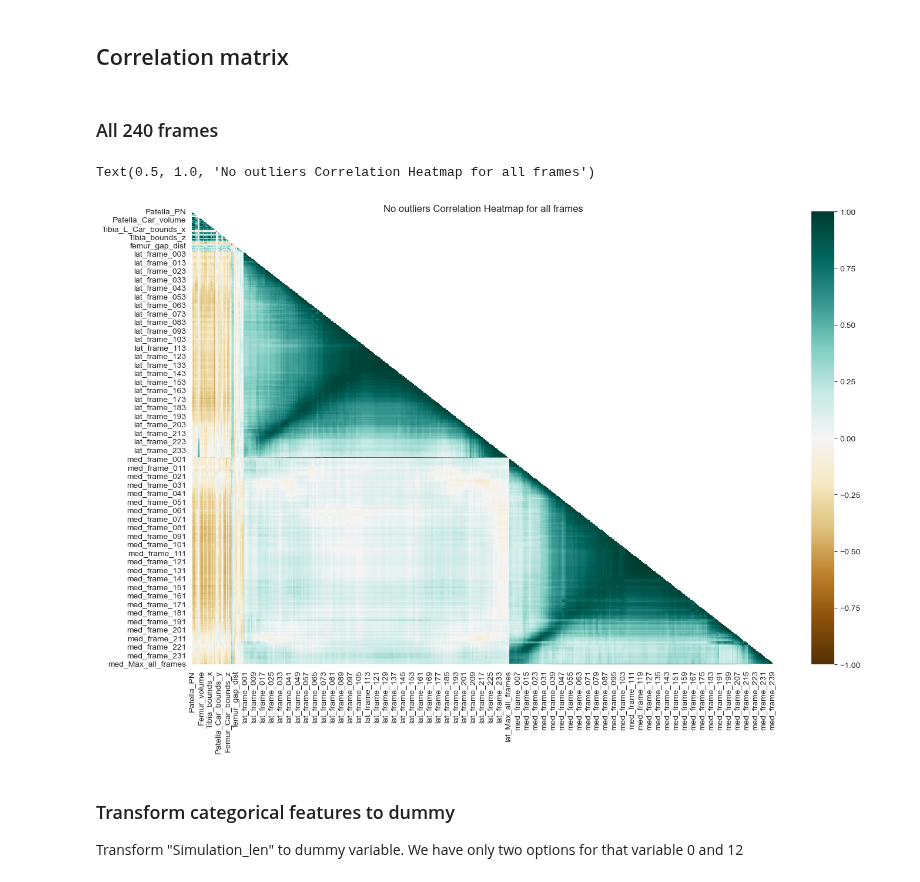
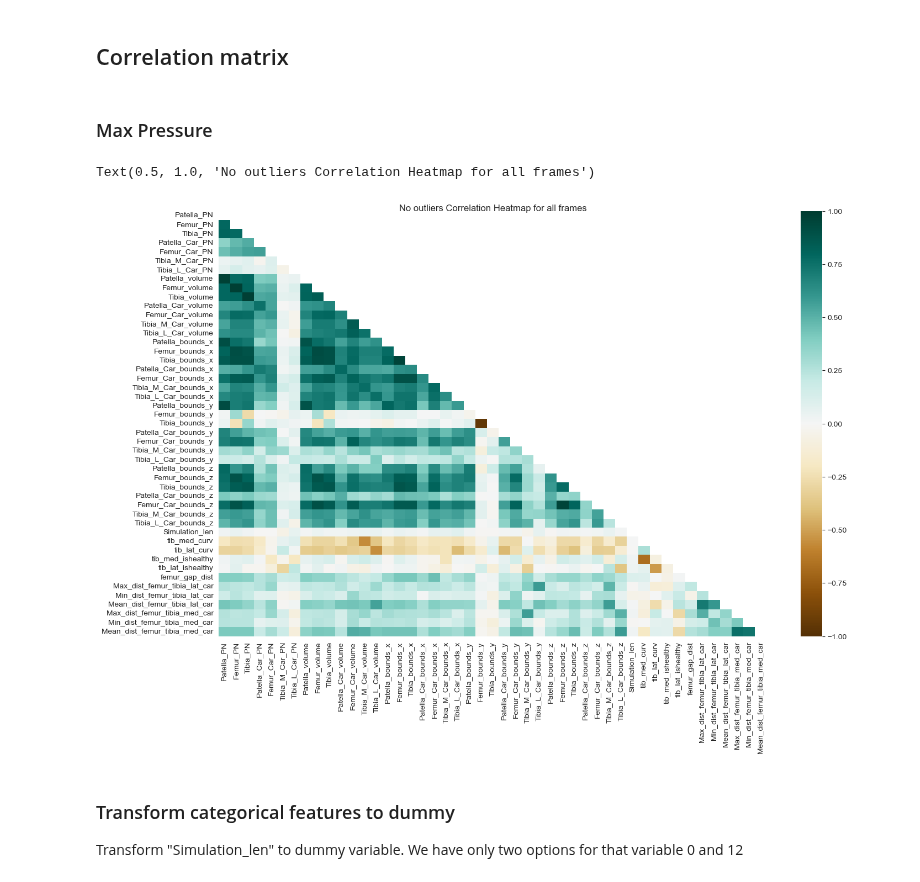
Before and after one commit to cs481-ekh/f22-ai-cbl, a Jupyter notebook: notebooks/data_transformation_and_feature_eval_set3.ipynb, the cells around one changed output. Drawn from its saved outputs; the diff is of its cells as text; code cells hidden in the pictures.

```diff
--- a/notebooks/data_transformation_and_feature_eval_set3.ipynb
+++ b/notebooks/data_transformation_and_feature_eval_set3.ipynb
@@ -100,15 +99,16 @@ result
 # %% [markdown]
 ## Correlation matrix
-# %% [markdown]
-###  All 240 frames
+# %% [markdown]
+###  Max Pressure
 # %%
+result_only_max_pressure = result[result.columns.drop(list(result.filter(regex='frame')))]
 plt.figure(figsize=(16, 10))
-mask = np.triu(np.ones_like(result.corr(), dtype=np.bool))
-heatmap = sns.heatmap(result.corr(), mask=mask, vmin=-1, vmax=1, annot=False, cmap='BrBG')
+mask = np.triu(np.ones_like(result_only_max_pressure.corr(), dtype=np.bool))
+heatmap = sns.heatmap(result_only_max_pressure.corr(), mask=mask, vmin=-1, vmax=1, annot=False, cmap='BrBG')
 heatmap.set_title('No outliers Correlation Heatmap for all frames', fontdict={'fontsize':12}, pad=0)
 # %% [output]
 Text(0.5, 1.0, 'No outliers Correlation Heatmap for all frames')
-[figure, old version]
+[figure, new version]
 # %% [markdown]
 ### Transform categorical features to dummy
 
```
Also changed, not shown: parts of 4 cells of this notebook, 1 other file.
